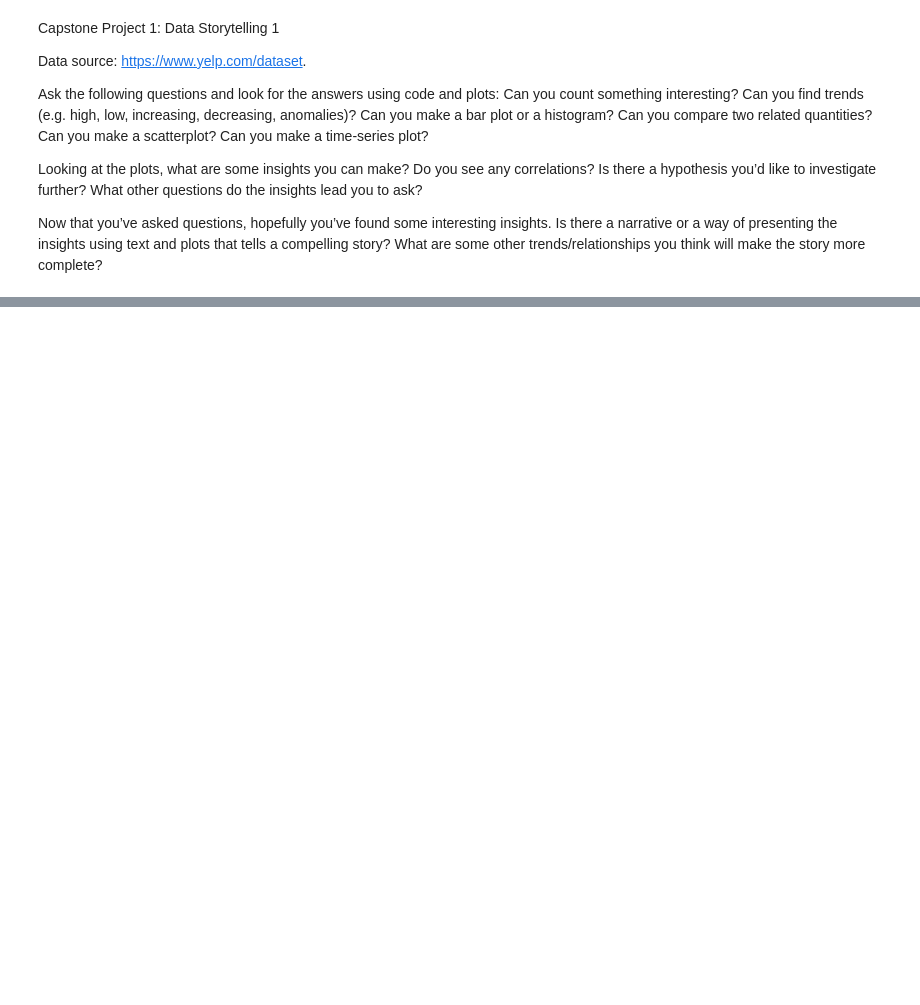
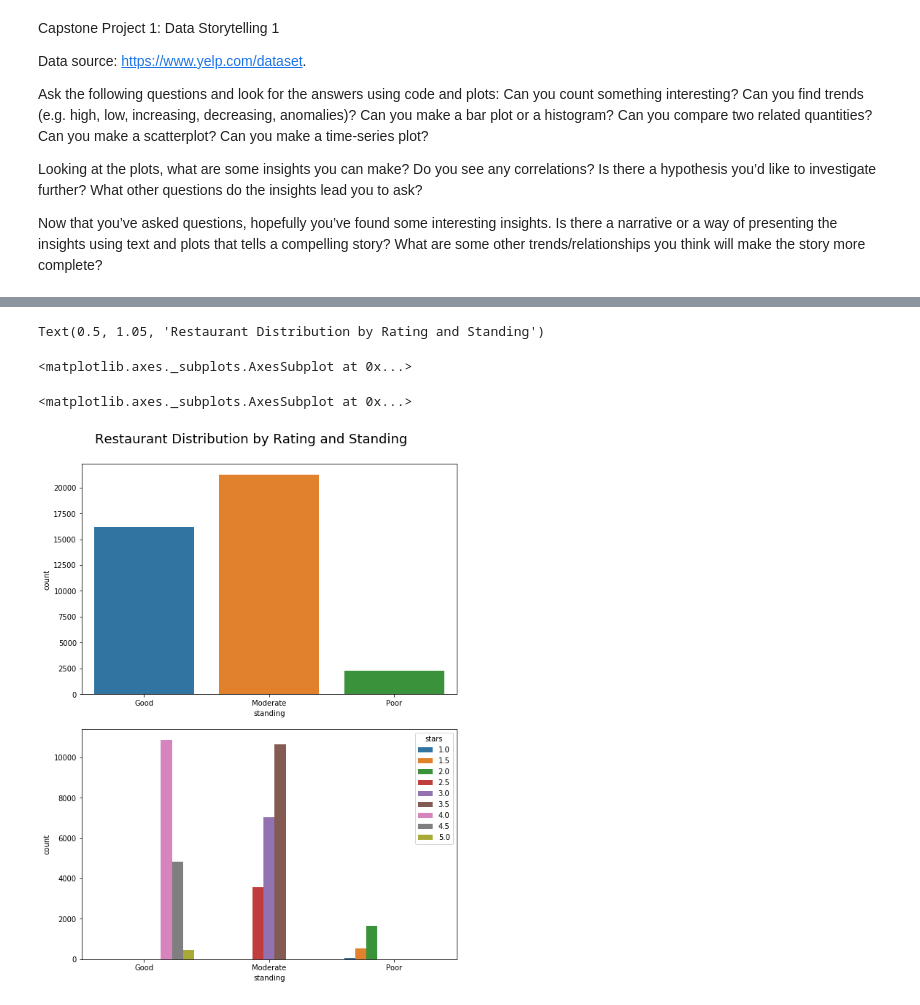
Before and after one commit to chejuichia/DataScienceStudy, a Jupyter notebook: Capstone Project 1/data_storytelling_1.ipynb, the cells around one changed output, grey strips where cells are left out. Saved outputs shown, nothing was run; the diff lists cells and outputs as text; code cells hidden in the pictures; blank space fills up the shorter version.

```diff
--- a/Capstone Project 1/data_storytelling_1.ipynb
+++ b/Capstone Project 1/data_storytelling_1.ipynb
@@ -122,0 +45,12 @@ The 2241 restaurants in poor standing have 168545 checkins.
+# %%
+fig3,axes3 = plt.subplots(2,1,figsize=(8,10),constrained_layout=True)
+fig3.suptitle('Restaurant Distribution by Rating and Standing',size=18,y=1.05)
+
+# Show the counts of observations in each categorical bin using bars in a count plot.
+sns.countplot(x='standing',data=pd.concat([goodr,modr,poorr]),ax=axes3[0])
+sns.countplot(x='standing',hue='stars',data=pd.concat([goodr,modr,poorr]),ax=axes3[1])
+# %% [output]
+Text(0.5, 1.05, 'Restaurant Distribution by Rating and Standing')
+<matplotlib.axes._subplots.AxesSubplot at 0x...>
+<matplotlib.axes._subplots.AxesSubplot at 0x...>
+[figure, added]
```
Also changed, not shown: parts of 59 cells of this notebook, 3 other files.
